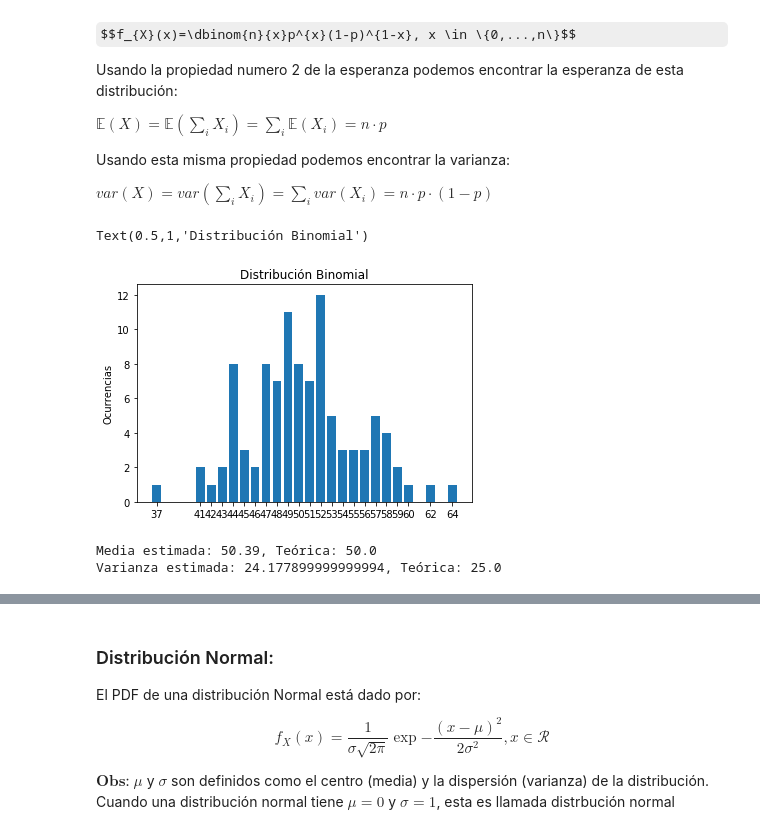
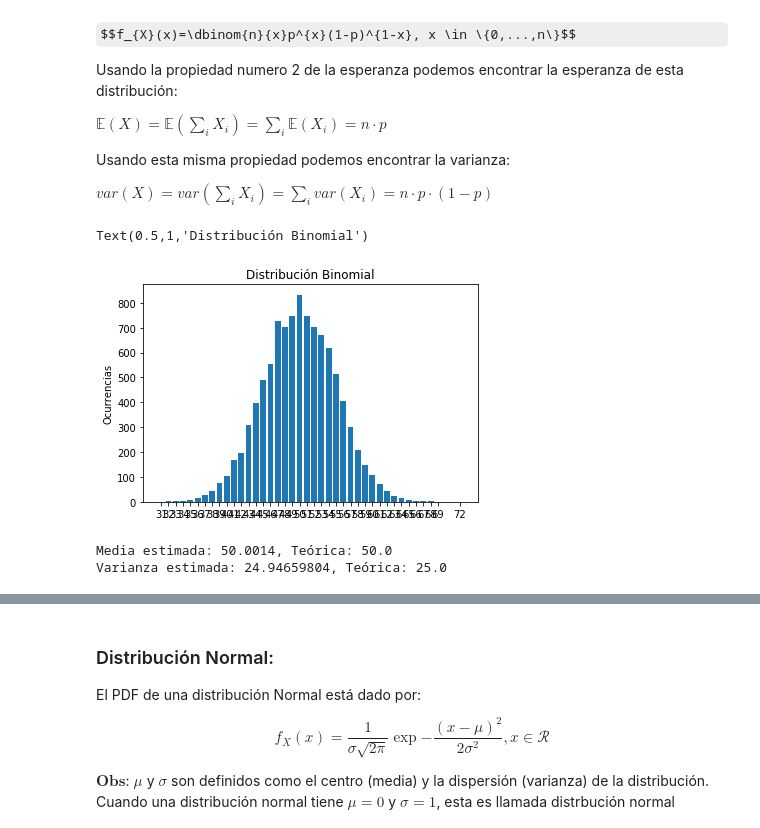
Before and after one commit to mperezcarrasco/Clases-Machine-Learning, a Jupyter notebook: Repaso estadística.ipynb, the cells around one changed output, grey strips where cells are left out. Saved outputs shown, nothing was run; the diff lists cells and outputs as text; code cells hidden in the pictures; some formulas as TeX source.

```diff
--- a/Repaso estadística.ipynb
+++ b/Repaso estadística.ipynb
@@ -428,23 +428,23 @@ Usando esta misma propiedad podemos encontrar la varianza:
 $var(X)= var(\sum_{i}X_{i}) = \sum_{i}var(X_{i}) = n \cdot p \cdot (1-p)$
 # %%
 n, p = 100, 0.5
-samples = np.random.binomial(n, p, size=100)
+samples = np.random.binomial(n, p, size=10000)
 
 unique, counts = np.unique(samples, return_counts=True)
 
 plt.bar(unique, counts)
 plt.xticks(unique, unique)
 plt.ylabel('Ocurrencias')
 plt.title('Distribución Binomial')
 # %% [output]
 Text(0.5,1,'Distribución Binomial')
-[figure, old version]
+[figure, new version]
 # %%
 print('Media estimada: {}, Teórica: {}'.format(np.mean(samples), n*p))
 print('Varianza estimada: {}, Teórica: {}'.format(np.std(samples)**2, n*p*(1-p)))
 # %% [output]
-Media estimada: 50.39, Teórica: 50.0
-Varianza estimada: 24.177899999999994, Teórica: 25.0
+Media estimada: 50.0014, Teórica: 50.0
+Varianza estimada: 24.94659804, Teórica: 25.0
 # %% [markdown]
 ### Distribución Uniforme Continua:
 
```
Also changed, not shown: parts of 18 cells of this notebook.
